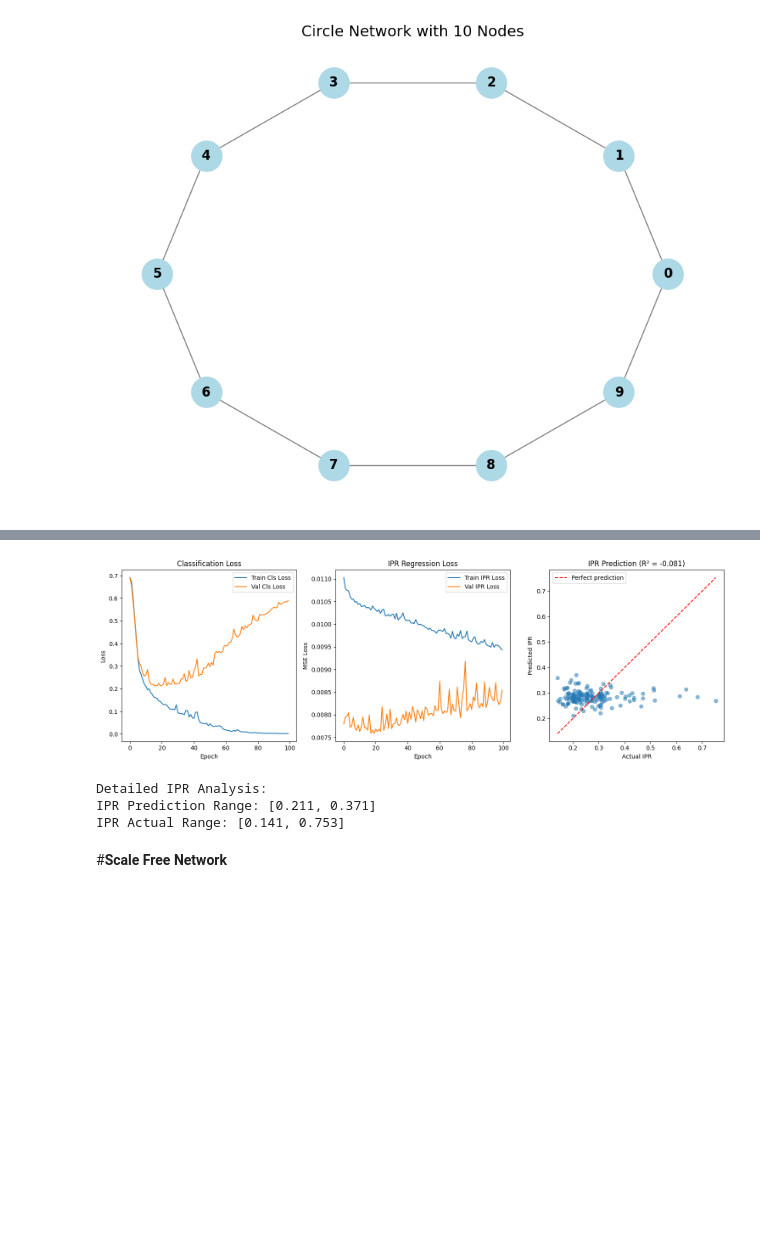
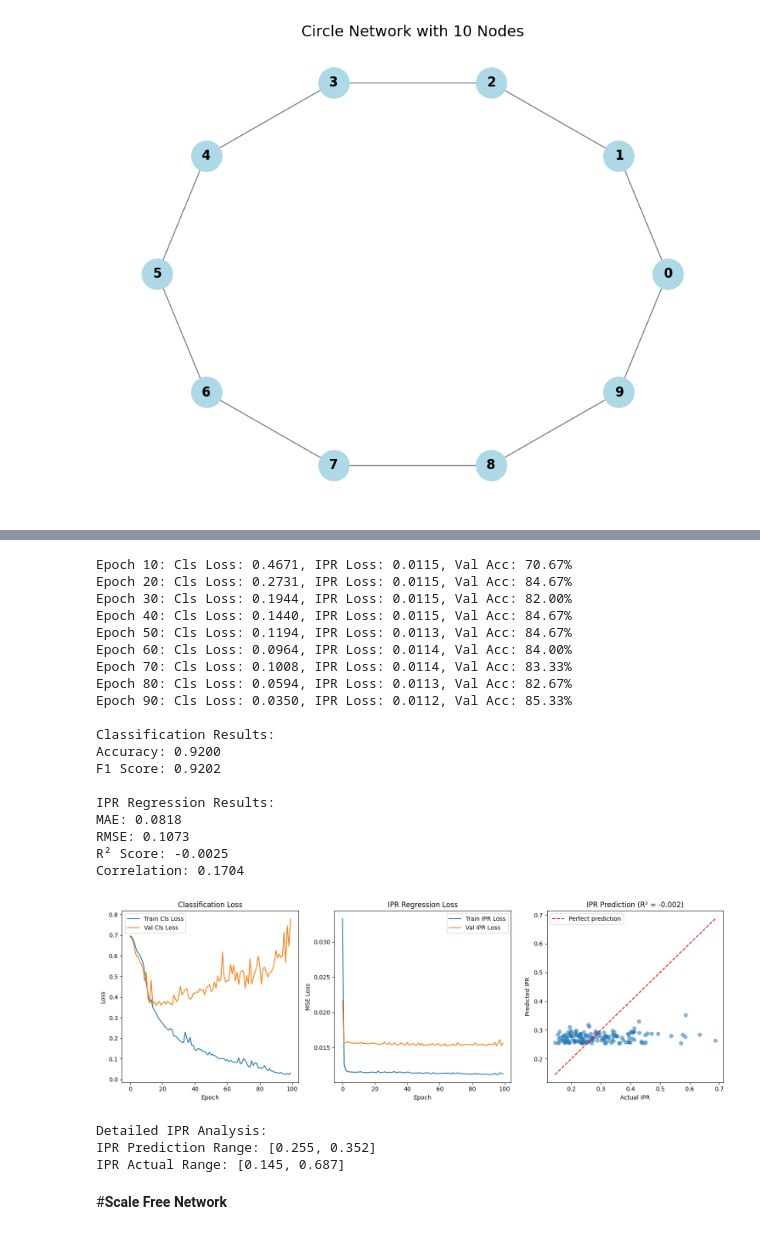
Before and after one commit to shikharkyadesultory/GNN_resilient_network, a Jupyter notebook: Steady_State_GNN(GCN).ipynb, the cells around one changed output, grey strips where cells are left out. Drawn from its saved outputs; the diff is of its cells as text; code cells hidden in the pictures; blank space fills up the shorter version.

```diff
--- a/Steady_State_GNN(GCN).ipynb
+++ b/Steady_State_GNN(GCN).ipynb
@@ -471,7 +474,7 @@ class StarNetworkDataset(Dataset):
       denominator = np.sum(squared) ** 2
       ipr_value = numerator / denominator if denominator != 0 else 0.0 # Handle division by zero
 
-      self.data.append(torch.tensor(features, dtype=torch.float32))
+      self.data.append(torch.tensor(features, dtype=torch.float64)) # Changed to float64
       self.labels.append(label)
       self.ipr_targets.append(ipr_value) # Append IPR target
 
@@ -479,7 +482,7 @@ class StarNetworkDataset(Dataset):
     return self.n_samples
 
   def __getitem__(self, idx):
-    return self.data[idx], self.labels[idx], torch.tensor(self.ipr_targets[idx], dtype=torch.float32) # Return all three
+    return self.data[idx], self.labels[idx], torch.tensor(self.ipr_targets[idx], dtype=torch.float64) # Changed to float64
 
 ## Train Function ##
 def train_model(model, train_loader, val_loader, optimizer, criterion_cls, criterion_ipr, epochs=100, device='cpu'):
@@ -639,22 +642,23 @@ if __name__ == "__main__":
     test_loader = torch.utils.data.DataLoader(test_dataset, batch_size=batch_size)
 
     model_config = {
-        'dimNodeSignals': [n_features, 16, 8],
-        'nFilterTaps': [3, 2],
+        'dimNodeSignals': [n_features, 16, 8, 4],  # Added a third layer
+        'nFilterTaps': [3, 2, 2],  # Added a third filter tap
         'bias': True,
         'nonLinearity': nn.ReLU,
-        'kHopActivation': [2, 1],
-        'nSelectedNodes': [n_nodes, n_nodes//2, n_nodes//4],
+        'kHopActivation': [2, 1, 1], # Added a third kHopActivation
+        'nSelectedNodes': [n_nodes, n_nodes//2, n_nodes//4, n_nodes//8], # Added a fourth element
         'poolingFunction': lambda n_in, n_out, alpha: nn.AvgPool1d(alpha, stride=alpha),
-        'poolingSize': [2, 2],
+        'poolingSize': [2, 2, 2], # Added a third pooling size
         'dimLayersMLP': [64, 32],
         'dimLayersIPR': [16, 8], # Keep IPR layers config
-        'GSO': star_adj,
+        'GSO': torch.tensor(star_adj, dtype=torch.float64), # Convert GSO to float64
         'order': 'Degree',
         'n_classes': n_classes # Pass n_classes to the model config
     }
 
     model = LocalActivationGNN(**model_config)
+    model = model.double() # Ensure model parameters are double
     device = torch.device("cuda" if torch.cuda.is_available() else "cpu")
 
     criterion_cls = nn.CrossEntropyLoss()
@@ -960,7 +968,7 @@ class CircleNetworkDataset(Dataset):
       numerator = np.sum(squared ** 2)
       denominator = np.sum(squared) ** 2
       ipr_value = numerator / denominator if denominator != 0 else 0.0
-      self.data.append(torch.tensor(features, dtype=torch.float32))
+      self.data.append(torch.tensor(features, dtype=torch.float64)) # Changed to float64
       self.labels.append(label)
       self.ipr_targets.append(ipr_value)
 
@@ -968,7 +976,7 @@ class CircleNetworkDataset(Dataset):
     return self.n_samples
 
   def __getitem__(self, idx):
-    return self.data[idx], self.labels[idx], torch.tensor(self.ipr_targets[idx], dtype=torch.float32)
+    return self.data[idx], self.labels[idx], torch.tensor(self.ipr_targets[idx], dtype=torch.float64)
 # %%
 ## Execution Block ##
 if __name__ == "__main__":
@@ -978,8 +986,8 @@ if __name__ == "__main__":
     n_samples = 1000
     batch_size = 32
 
-    star_adj = create_circle_network(n_nodes)
-    print(f"star network adjacency matrix shape{star_adj.shape}")
+    circle_adj = create_circle_network(n_nodes) # Corrected function call
+    print(f"circle network adjacency matrix shape{circle_adj.shape}")
 
     dataset = CircleNetworkDataset(n_samples=n_samples, n_nodes=n_nodes,
                                n_features=n_features, n_classes=n_classes)
@@ -997,22 +1005,23 @@ if __name__ == "__main__":
     test_loader = torch.utils.data.DataLoader(test_dataset, batch_size=batch_size)
 
     model_config = {
-        'dimNodeSignals': [n_features, 16, 8],
-        'nFilterTaps': [3, 2],
+        'dimNodeSignals': [n_features, 16, 8, 4],  # Added a third layer
+        'nFilterTaps': [3, 2, 2],  # Added a third filter tap
         'bias': True,
         'nonLinearity': nn.ReLU,
-        'kHopActivation': [2, 1],
-        'nSelectedNodes': [n_nodes, n_nodes//2, n_nodes//4],
+        'kHopActivation': [2, 1, 1], # Added a third kHopActivation
+        'nSelectedNodes': [n_nodes, n_nodes//2, n_nodes//4, n_nodes//8], # Added a fourth element
         'poolingFunction': lambda n_in, n_out, alpha: nn.AvgPool1d(alpha, stride=alpha),
-        'poolingSize': [2, 2],
+        'poolingSize': [2, 2, 2], # Added a third pooling size
         'dimLayersMLP': [64, 32],
         'dimLayersIPR': [16, 8], # Keep IPR layers config
-        'GSO': star_adj,
+        'GSO': torch.tensor(circle_adj, dtype=torch.float64), # Convert GSO to float64
         'order': 'Degree',
         'n_classes': n_classes # Pass n_classes to the model config
     }
 
     model = LocalActivationGNN(**model_config)
+    model = model.double()
     device = torch.device("cuda" if torch.cuda.is_available() else "cpu")
 
     criterion_cls = nn.CrossEntropyLoss()
@@ -1111,7 +1105,26 @@ Correlation: -0.0194
+Epoch 10: Cls Loss: 0.4671, IPR Loss: 0.0115, Val Acc: 70.67%
+Epoch 20: Cls Loss: 0.2731, IPR Loss: 0.0115, Val Acc: 84.67%
+Epoch 30: Cls Loss: 0.1944, IPR Loss: 0.0115, Val Acc: 82.00%
+Epoch 40: Cls Loss: 0.1440, IPR Loss: 0.0115, Val Acc: 84.67%
+Epoch 50: Cls Loss: 0.1194, IPR Loss: 0.0113, Val Acc: 84.67%
+Epoch 60: Cls Loss: 0.0964, IPR Loss: 0.0114, Val Acc: 84.00%
+Epoch 70: Cls Loss: 0.1008, IPR Loss: 0.0114, Val Acc: 83.33%
+Epoch 80: Cls Loss: 0.0594, IPR Loss: 0.0113, Val Acc: 82.67%
+Epoch 90: Cls Loss: 0.0350, IPR Loss: 0.0112, Val Acc: 85.33%
+
+Classification Results:
+Accuracy: 0.9200
+F1 Score: 0.9202
+
+IPR Regression Results:
+MAE: 0.0818
+RMSE: 0.1073
+R² Score: -0.0025
+Correlation: 0.1704
-[figure, old version]
+[figure, new version]
-Detailed IPR Analysis:
-IPR Prediction Range: [0.211, 0.371]
-IPR Actual Range: [0.141, 0.753]
+Detailed IPR Analysis:
+IPR Prediction Range: [0.255, 0.352]
+IPR Actual Range: [0.145, 0.687]
 # %% [markdown]
 #**Scale Free Network**
 # %%
```
Also changed, not shown: parts of 7 cells of this notebook.
